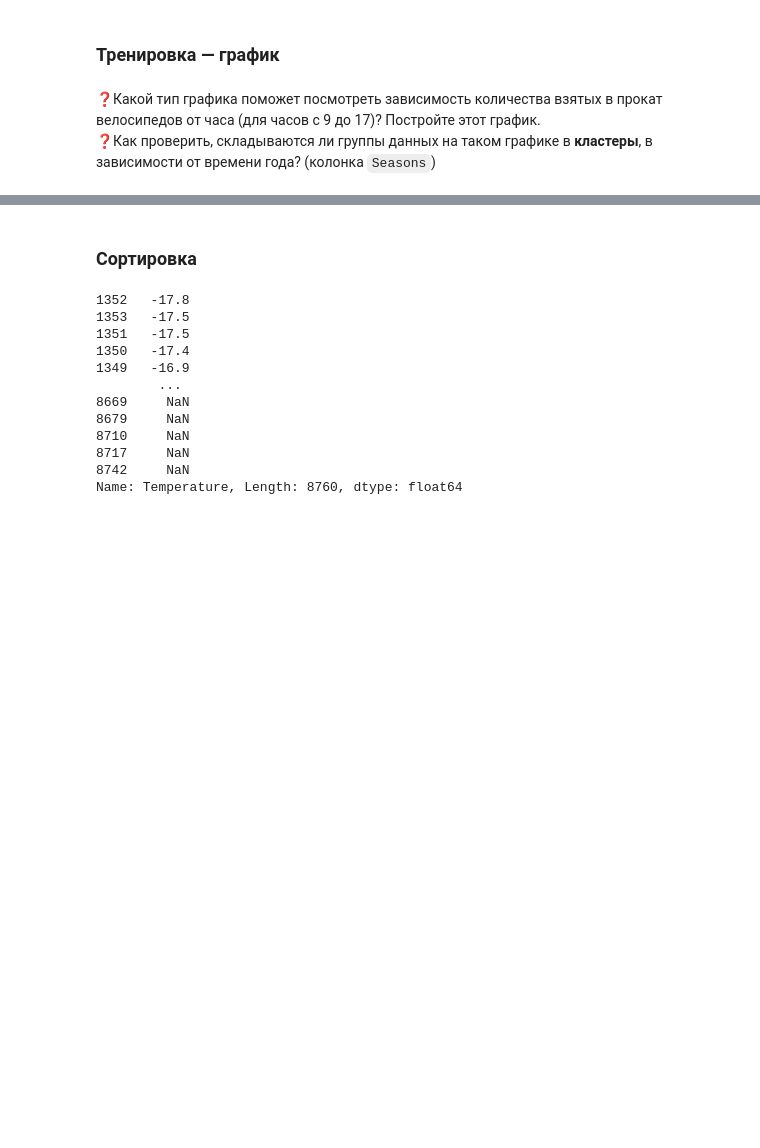
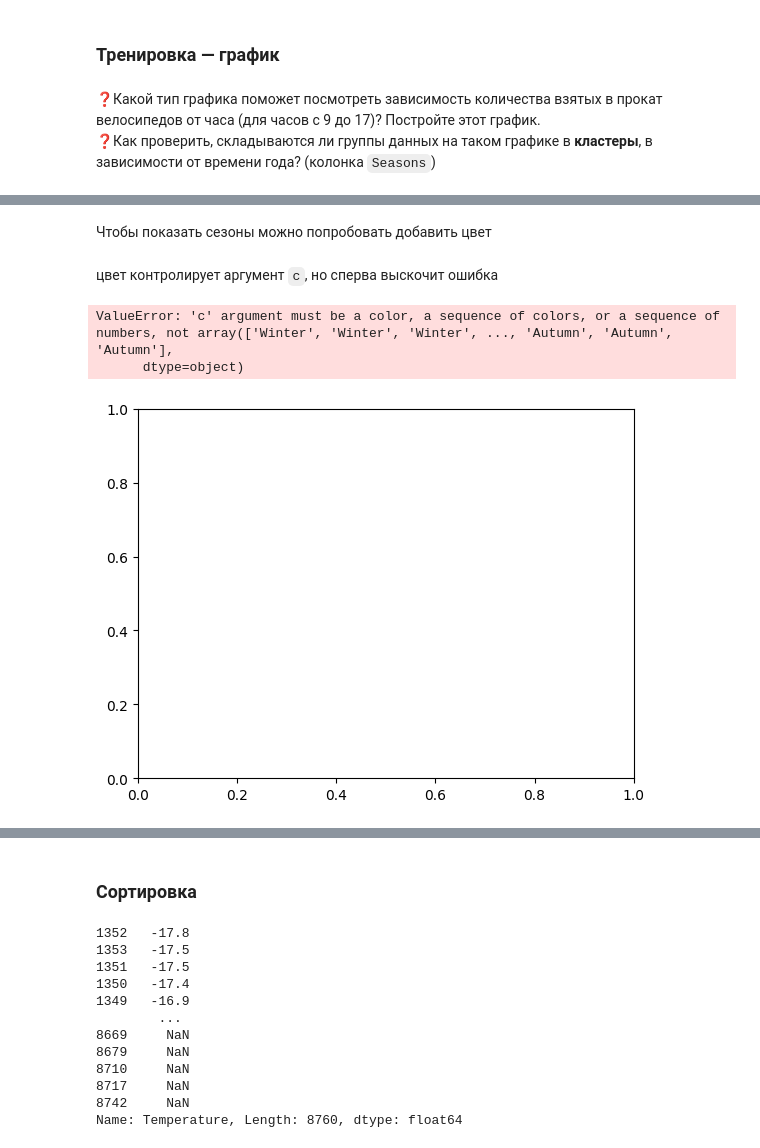
Before and after one commit to bamaxi/dataan-2023-arthist, a Jupyter notebook: seminars/11-andan-filter_sort.ipynb, the cells around one changed output, grey strips where cells are left out. Saved outputs shown, nothing was run; the diff lists cells and outputs as text; code cells hidden in the pictures; blank space fills up the shorter version.

```diff
--- a/seminars/11-andan-filter_sort.ipynb
+++ b/seminars/11-andan-filter_sort.ipynb
@@ -363,0 +728,12 @@ bikes[bikes["Hour"].between(9, 17)]["Total"].mean()
+# %% [markdown]
+Чтобы показать сезоны можно попробовать добавить цвет
+# %% [markdown]
+цвет контролирует аргумент `c`, но сперва выскочит ошибка
+# %%
+bikes[bikes["Hour"].between(9, 17)].plot.scatter(
+    "Hour", "Total", alpha=0.1, c="Seasons"
+)
+# %% [output]
+ValueError: 'c' argument must be a color, a sequence of colors, or a sequence of numbers, not array(['Winter', 'Winter', 'Winter', ..., 'Autumn', 'Autumn', 'Autumn'],
+      dtype=object)
+[figure, added]
```
Also changed, not shown: parts of 56 cells of this notebook.
